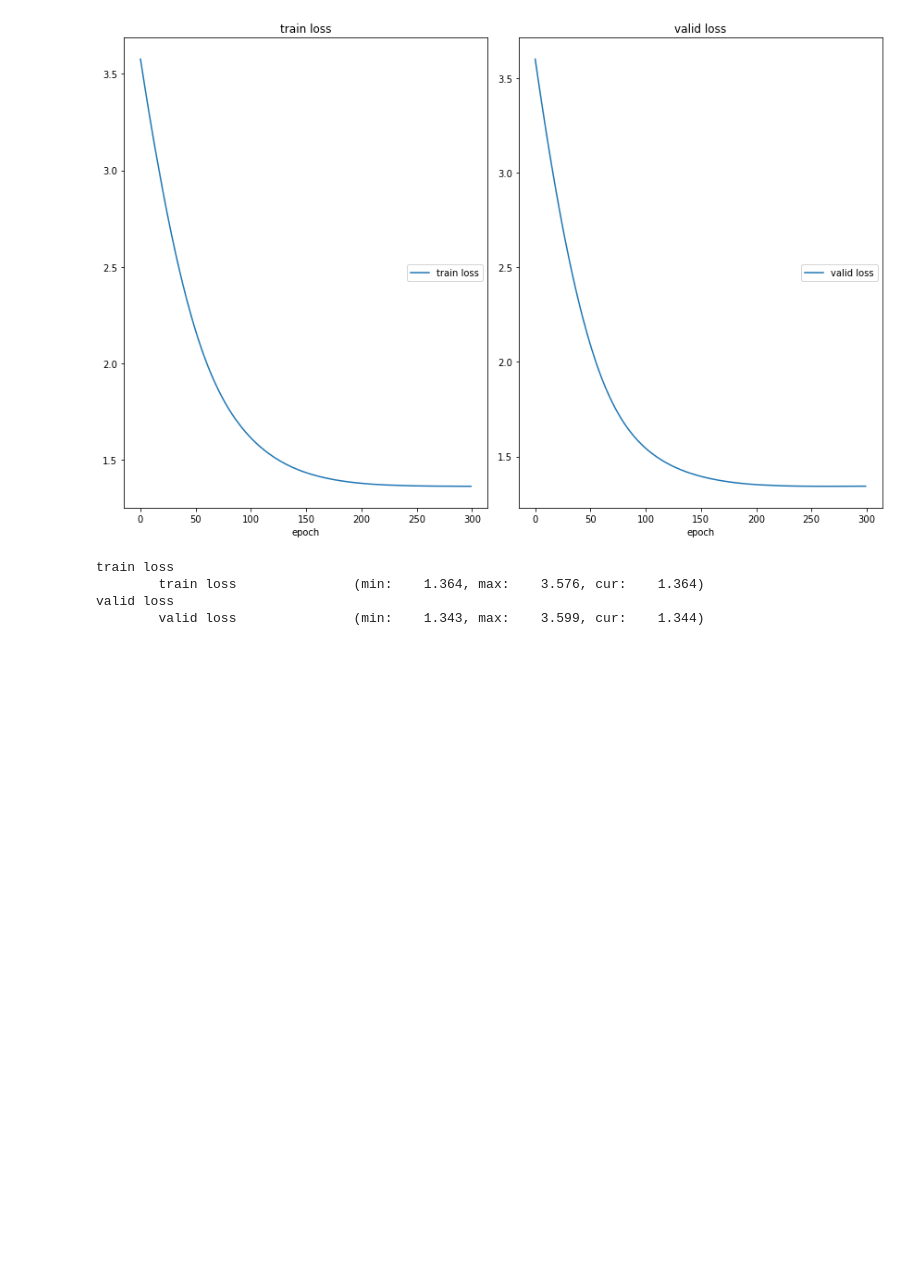
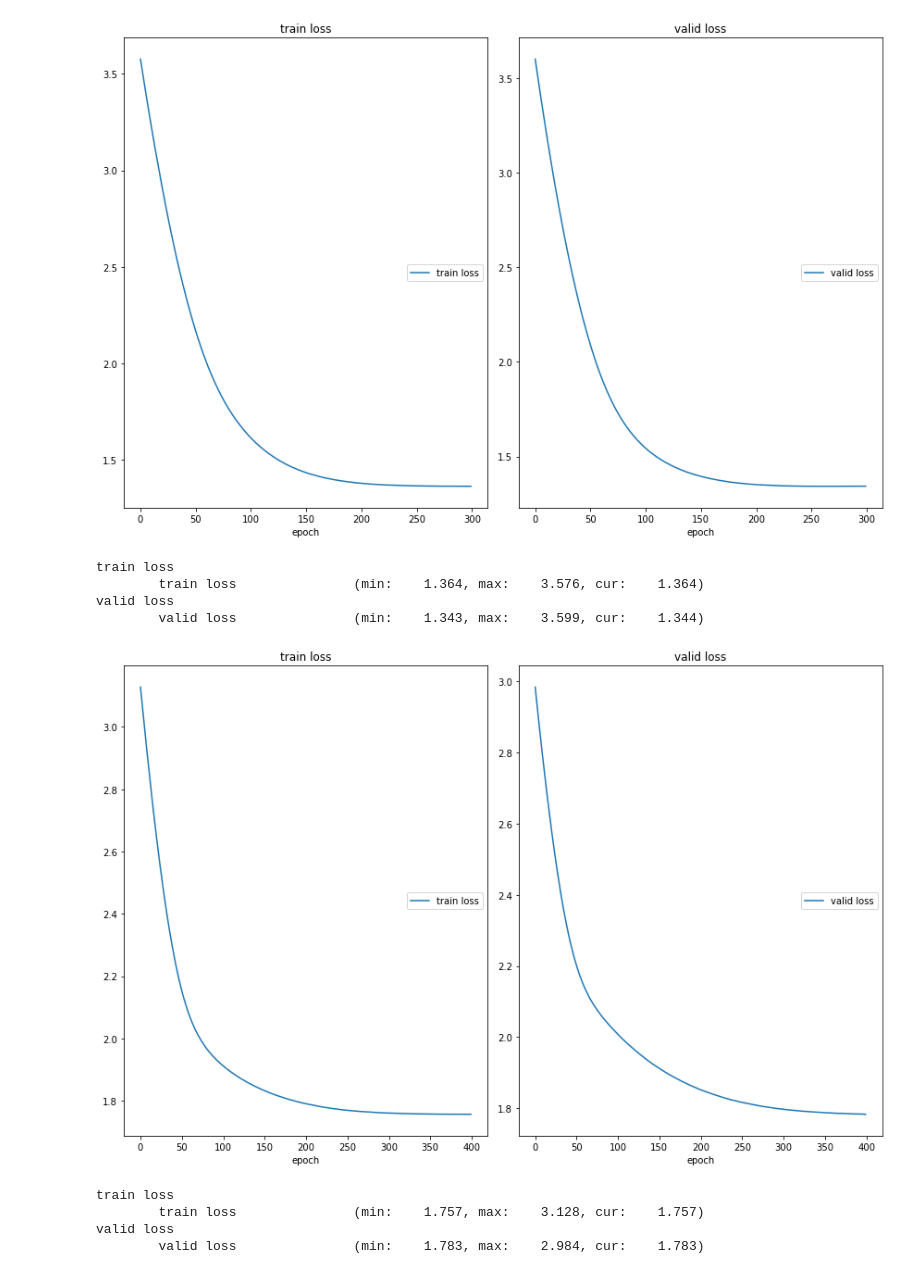
Before and after one commit to ZhongzeCai/Feature_AssortmentNN, a Jupyter notebook: runner.ipynb, the cells around one changed output. Cells and saved outputs as stored; diff of their text form; code cells hidden in the pictures; blank space fills up the shorter version.

```diff
--- a/runner.ipynb
+++ b/runner.ipynb
@@ -20,3 +20,14 @@ train loss
         train loss               (min:    1.364, max:    3.576, cur:    1.364)
 valid loss
         valid loss               (min:    1.343, max:    3.599, cur:    1.344)
+# %%
+from run_experiment import runner
+import os
+
+runner('configs/Markov_10_S01_xWyModel.yaml')
+# %% [output]
+[figure, added]
+train loss
+        train loss               (min:    1.757, max:    3.128, cur:    1.757)
+valid loss
+        valid loss               (min:    1.783, max:    2.984, cur:    1.783)
```
Also changed, not shown: parts of 1 cell of this notebook, 13 other files.
